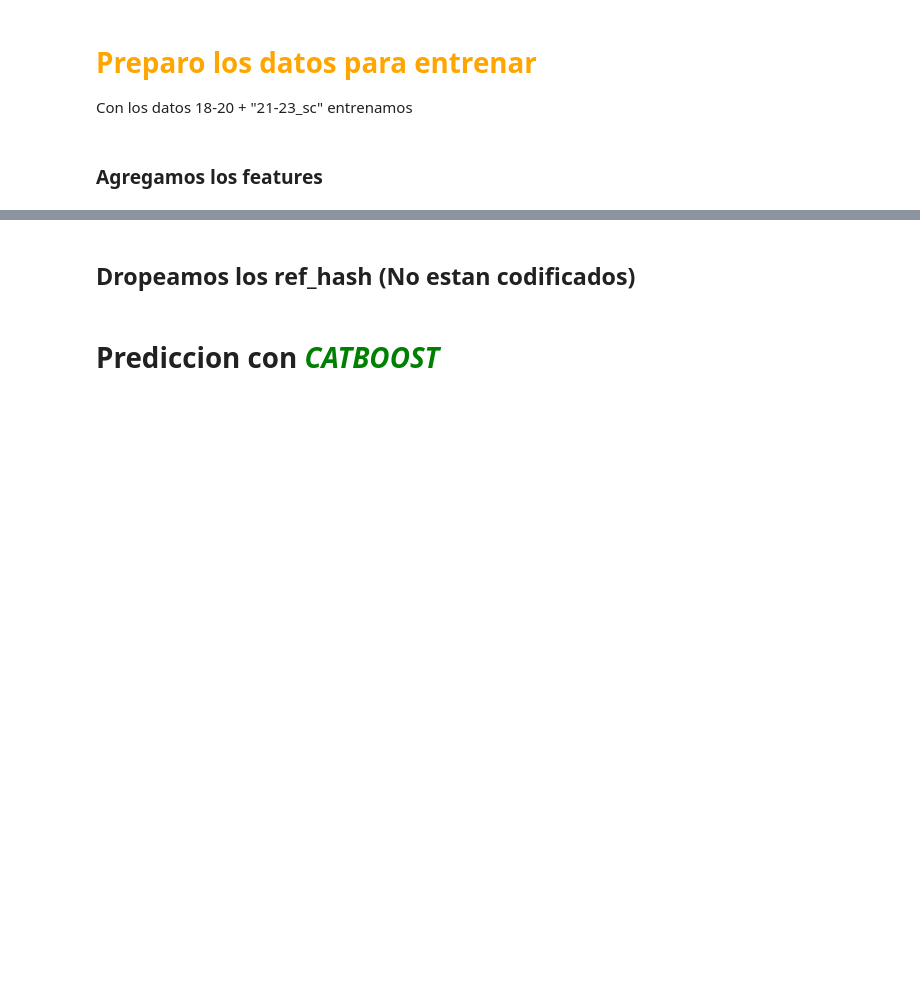
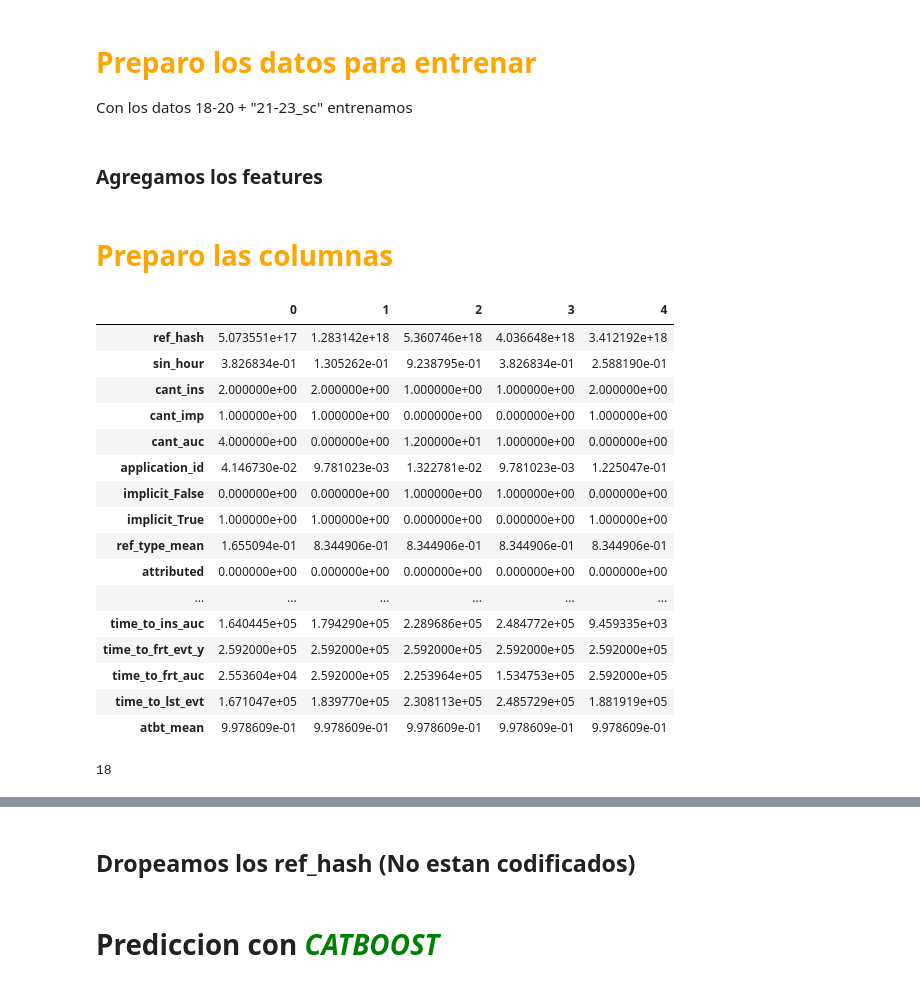
Before and after one commit to facundotorraca/TrabajoPractico2, a Jupyter notebook: prediccion_catboost_sc.ipynb, the cells around one changed output, grey strips where cells are left out. Cells and saved outputs as stored; diff of their text form; code cells hidden in the pictures; blank space fills up the shorter version.

```diff
--- a/prediccion_catboost_sc.ipynb
+++ b/prediccion_catboost_sc.ipynb
@@ -225,0 +369,26 @@ X_var = X_var.merge( ftr_21_X, how = "inner", on = "ref_hash" )
+# %% [markdown]
+# <span style="color:orange">  Preparo las columnas </span>
+# %%
+X_var.head().T
+# %% [output]
+|  | 0 | 1 | 2 | 3 | 4 |
+| ref_hash | 5.073551e+17 | 1.283142e+18 | 5.360746e+18 | 4.036648e+18 | 3.412192e+18 |
+| sin_hour | 3.826834e-01 | 1.305262e-01 | 9.238795e-01 | 3.826834e-01 | 2.588190e-01 |
+| cant_ins | 2.000000e+00 | 2.000000e+00 | 1.000000e+00 | 1.000000e+00 | 2.000000e+00 |
+| cant_imp | 1.000000e+00 | 1.000000e+00 | 0.000000e+00 | 0.000000e+00 | 1.000000e+00 |
+| cant_auc | 4.000000e+00 | 0.000000e+00 | 1.200000e+01 | 1.000000e+00 | 0.000000e+00 |
+| application_id | 4.146730e-02 | 9.781023e-03 | 1.322781e-02 | 9.781023e-03 | 1.225047e-01 |
+| implicit_False | 0.000000e+00 | 0.000000e+00 | 1.000000e+00 | 1.000000e+00 | 0.000000e+00 |
+| implicit_True | 1.000000e+00 | 1.000000e+00 | 0.000000e+00 | 0.000000e+00 | 1.000000e+00 |
+| ref_type_mean | 1.655094e-01 | 8.344906e-01 | 8.344906e-01 | 8.344906e-01 | 8.344906e-01 |
+| attributed | 0.000000e+00 | 0.000000e+00 | 0.000000e+00 | 0.000000e+00 | 0.000000e+00 |
+| ... | ... | ... | ... | ... | ... |
+| time_to_ins_auc | 1.640445e+05 | 1.794290e+05 | 2.289686e+05 | 2.484772e+05 | 9.459335e+03 |
+| time_to_frt_evt_y | 2.592000e+05 | 2.592000e+05 | 2.592000e+05 | 2.592000e+05 | 2.592000e+05 |
+| time_to_frt_auc | 2.553604e+04 | 2.592000e+05 | 2.253964e+05 | 1.534753e+05 | 2.592000e+05 |
+| time_to_lst_evt | 1.671047e+05 | 1.839770e+05 | 2.308113e+05 | 2.485729e+05 | 1.881919e+05 |
+| atbt_mean | 9.978609e-01 | 9.978609e-01 | 9.978609e-01 | 9.978609e-01 | 9.978609e-01 |
+# %%
+len(X_var.columns)
+# %% [output]
+18
```
Also changed, not shown: parts of 10 cells of this notebook.
